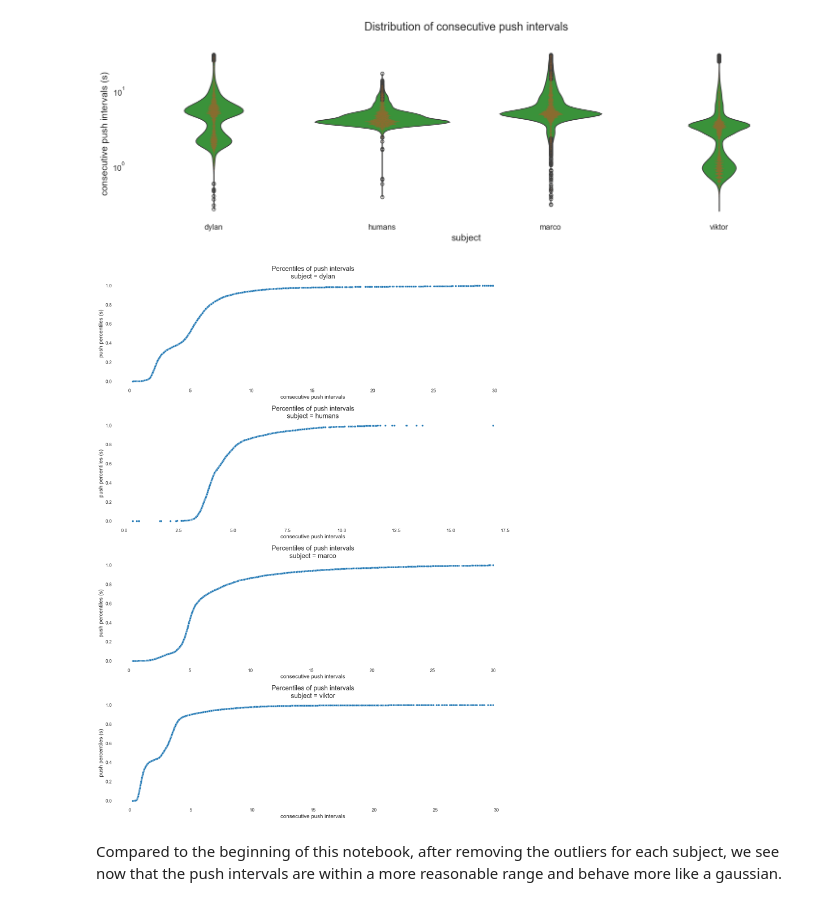
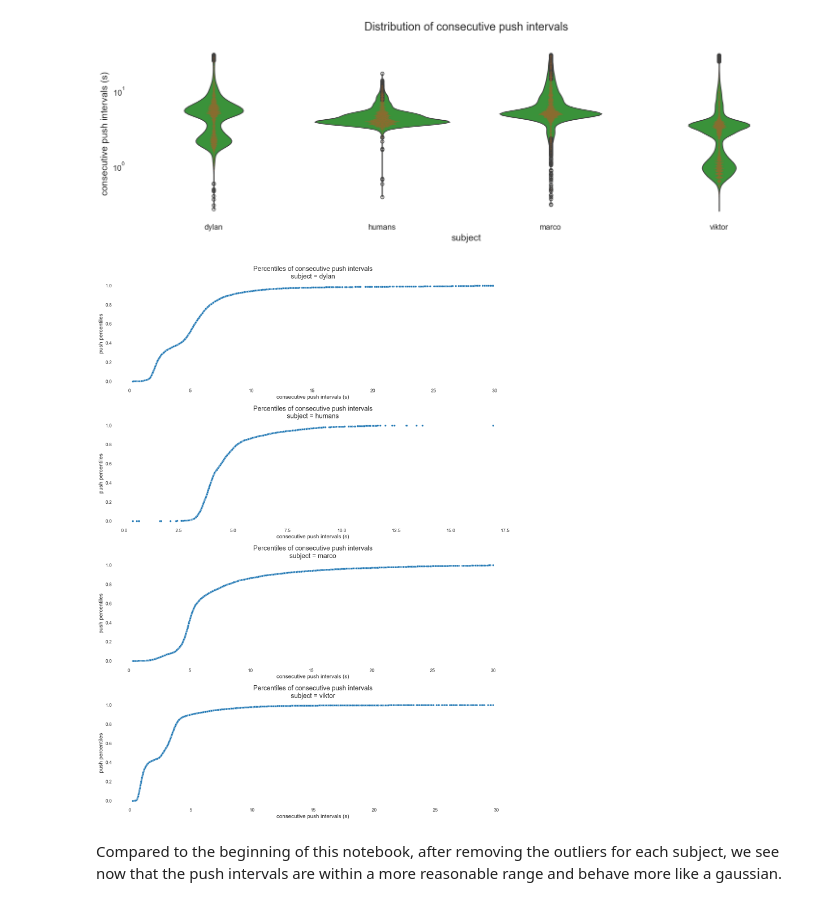
Before and after one commit to XaqLab/Foraging, a Jupyter notebook: notebooks/Data Cleaning.ipynb, the cells around one changed output. Drawn from its saved outputs; the diff is of its cells as text; code cells hidden in the pictures.

Commit message:
updated more data exploration figures

```diff
--- a/notebooks/Data Cleaning.ipynb
+++ b/notebooks/Data Cleaning.ipynb
@@ -124,7 +124,7 @@ subjects = df.index.unique('subject')
 percentiles = dict(zip(subjects,[0.925, 0.99, 0.95, 0.999]))
 fig, axes = plt.subplots(len(subjects), 1, figsize=(15, 20))
 for i, subj in enumerate(subjects):
-    bp(sns.scatterplot)(df, x='consecutive push intervals', y='push percentiles', conds={'subject': subj}, title_prefix="Percentiles of push intervals", x_unit='s', ax=axes[i], legend = False)
+    bp(sns.scatterplot)(df, x='consecutive push intervals', y='push percentiles', conds={'subject': subj}, title_prefix="Percentiles of consecutive push intervals", x_unit='s', ax=axes[i], legend = False)
     y = df.loc[(subj,), 'push percentiles'].sort_values()
     x = df.loc[(subj,), 'consecutive push intervals'].sort_values()
 
@@ -192,7 +192,7 @@ Now we will compare the relationship between reward and lapses for the top push
 # %%
 n_samples = 5000  # Sample n pushes
 window = 30  # Time-window preceding pushes to calculate the reward rate, in seconds
-df_rate_content = {'subject': [], 'push intervals': [], '% rewarded': [], 'previous push interval (s)': [], 'previous reward outcome': [], 'type': []}
+df_rate_content = {'subject': [], 'push intervals': [], '% rewarded': [], 'previous wait time (s)': [], 'previous reward outcome': [], 'type': []}
 outlier_label = "top pushes"
 control_label = "middle pushes"
 
@@ -223,7 +223,7 @@ for i, subject in enumerate(subjects):
             df_rate_content['subject'].append(subject)
             df_rate_content['push intervals'].append(row['consecutive push intervals'])
             df_rate_content['% rewarded'].append(df_window['reward outcomes'].sum() / len(df_window['reward outcomes']))
-            df_rate_content['previous push interval (s)'].append(new_row['same-box push intervals'])
+            df_rate_content['previous wait time (s)'].append(new_row['wait times'])
             df_rate_content['previous reward outcome'].append(new_row['reward outcomes'])
             df_rate_content['type'].append(outlier_label)
 
@@ -250,21 +250,21 @@ for i, subject in enumerate(subjects):
             df_rate_content['subject'].append(subject)
             df_rate_content['push intervals'].append(row['consecutive push intervals'])
             df_rate_content['% rewarded'].append(df_window['reward outcomes'].sum() / len(df_window['reward outcomes']))
-            df_rate_content['previous push interval (s)'].append(new_row['same-box push intervals'])
+            df_rate_content['previous wait time (s)'].append(new_row['wait times'])
             df_rate_content['previous reward outcome'].append(new_row['reward outcomes'])
             df_rate_content['type'].append(control_label)
 
 # Plot reward fraction and disappointment
 fig, axes = plt.subplots(2, 1, figsize = (20, 10))
 df_rate = pd.DataFrame(df_rate_content).set_index('subject').dropna()
-df_rate = df_rate[df_rate['previous push interval (s)'] <= 30]
+df_rate = df_rate[df_rate['previous wait time (s)'] <= 30]
 enhanced_violinplot(df_rate, x='subject', y='% rewarded', hue = 'type', hue_order = [control_label, outlier_label], ax = axes[0], inner = None)
 axes[0].set_title(f"% rewarded (Outliers vs Control)")
 sns.move_legend(axes[0], "upper left", bbox_to_anchor = (1,1))
 
 df_rate['reward outcome x type'] = df_rate['previous reward outcome'].astype(str) + '_' + df_rate['type']
-enhanced_violinplot(df_rate, x='subject', y='previous push interval (s)', hue = 'reward outcome x type', ax = axes[1], palette = ['#89ff87', '#28ab26', '#84ebf7', '#1cb7c9'], hue_order = ['False_'+control_label, 'False_'+outlier_label, 'True_'+control_label, 'True_'+outlier_label],  density_norm = 'width', inner = None)
-axes[1].set_title(f"Previous push interval and outcome (Outliers vs Control)")
+enhanced_violinplot(df_rate, x='subject', y='previous wait time (s)', hue = 'reward outcome x type', ax = axes[1], palette = ['#89ff87', '#28ab26', '#84ebf7', '#1cb7c9'], hue_order = ['False_'+control_label, 'False_'+outlier_label, 'True_'+control_label, 'True_'+outlier_label],  density_norm = 'width', inner = None)
+axes[1].set_title(f"Previous wait time and outcome (Outliers vs Control)")
 sns.move_legend(axes[1], "upper left", bbox_to_anchor = (1,1))
 fig.tight_layout();
 # %% [output]
@@ -441,11 +441,11 @@ bp(sns.violinplot)(df_filtered, x='subject', y='consecutive push intervals', cut
 # %%
 df_filtered['push percentiles'] = df_filtered.groupby('subject', as_index=False)['consecutive push intervals'].rank(pct=True)
 subjects = df_filtered.index.unique('subject')
 fig, axes = plt.subplots(len(subjects), 1, figsize=(15, 20))
 for i, subj in enumerate(subjects):
-    bp(sns.scatterplot)(df_filtered, x='consecutive push intervals', y='push percentiles', conds={'subject': subj}, title_prefix="Percentiles of push intervals", y_unit='s', ax=axes[i], legend = False)
+    bp(sns.scatterplot)(df_filtered, x='consecutive push intervals', y='push percentiles', conds={'subject': subj}, title_prefix="Percentiles of consecutive push intervals", x_unit='s', ax=axes[i], legend = False)
 fig.tight_layout();
 # %% [output]
-[figure, old version]
+[figure, new version]
 # %% [markdown]
 Compared to the beginning of this notebook, after removing the outliers for each subject, we see now that the push intervals are within a more reasonable range and behave more like a gaussian.
```
Also changed, not shown: parts of 7 cells of this notebook, 7 other files.
